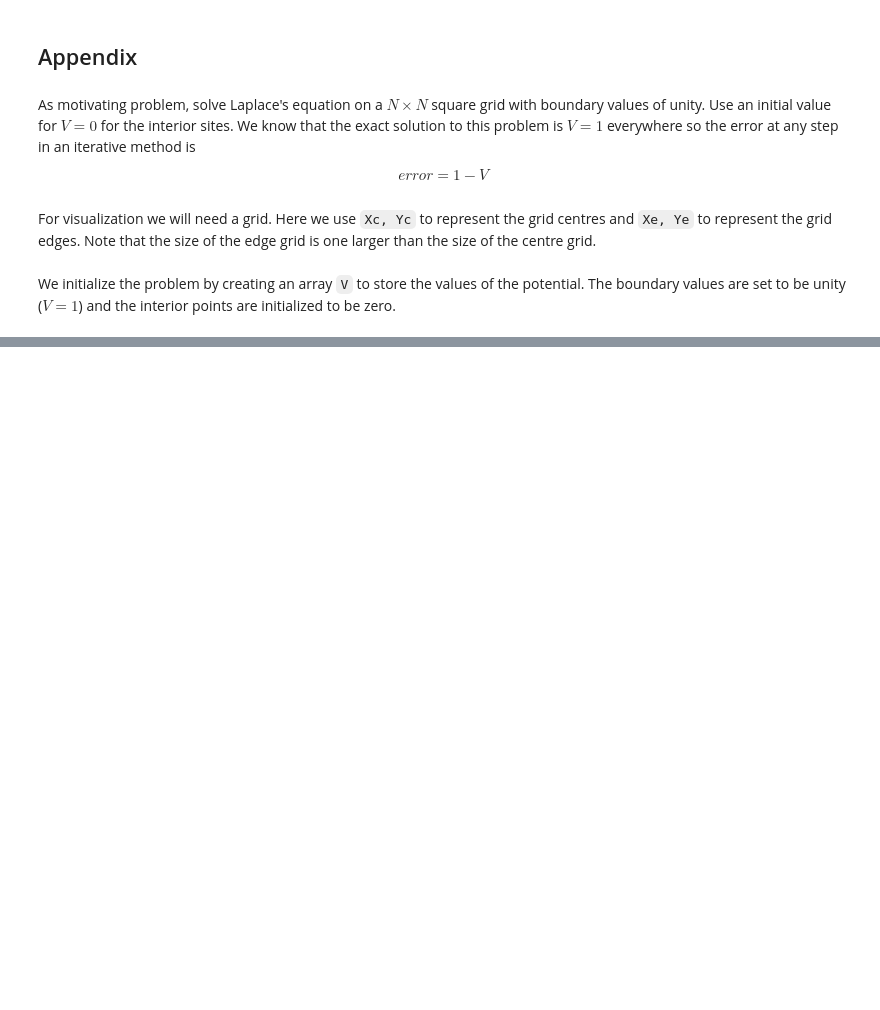
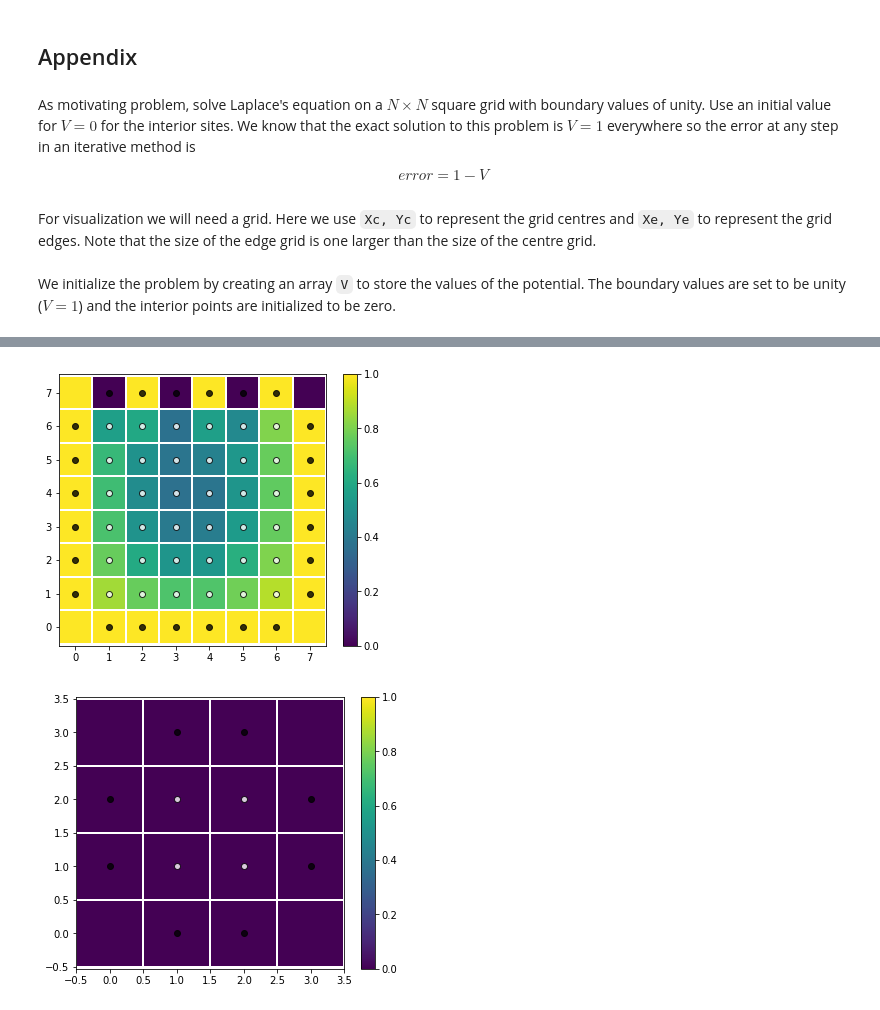
Before and after one commit to jmunroe/phys3800-winter2020, a Jupyter notebook: Ch10-Electrodynamics/Project2.ipynb, the cells around one changed output, grey strips where cells are left out. Drawn from its saved outputs; the diff is of its cells as text; code cells hidden in the pictures; blank space fills up the shorter version.

```diff
--- a/Ch10-Electrodynamics/Project2.ipynb
+++ b/Ch10-Electrodynamics/Project2.ipynb
@@ -119,0 +175,22 @@ plotV(1-V)
+# %%
+def restriction(V):
+  """project V on to a corser grid"""
+
+  N, _ = V.shape
+
+  corseN = N // 2
+  corseV = np.zeros( (corseN, corseN))
+
+  # loop through all point of the corse grid
+  for i  in ...
+    for j in ...
+
+
+  return corseV
+# %%
+corseV = restriction(V)
+plotV(V, showgridpoints=True)
+plotV(corseV, showgridpoints=True)
+# %% [output]
+[figure, added]
+[figure, added]
```
Also changed, not shown: parts of 20 cells of this notebook.
